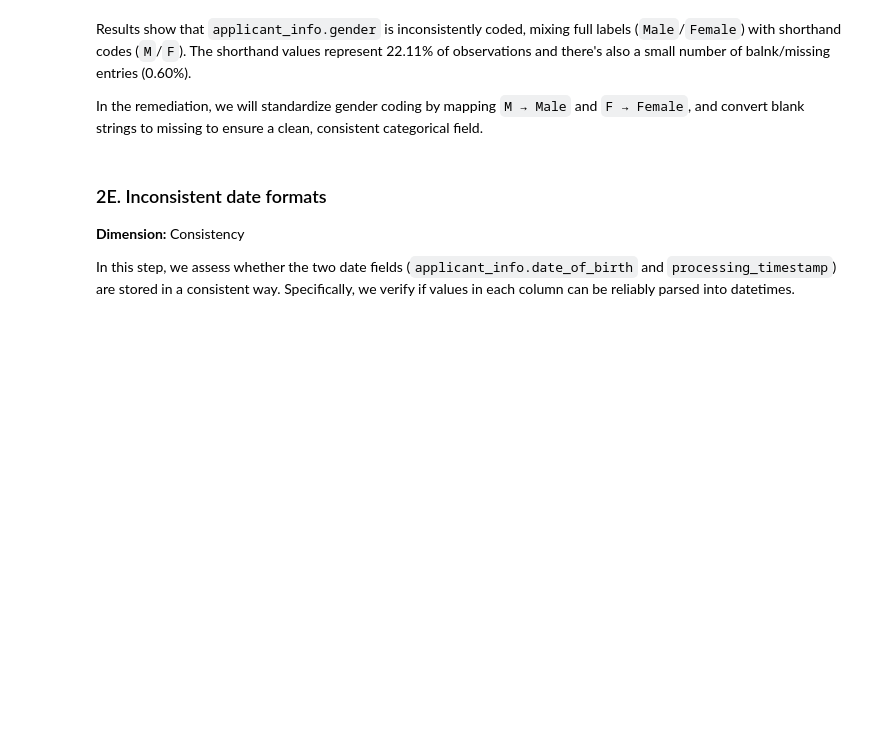
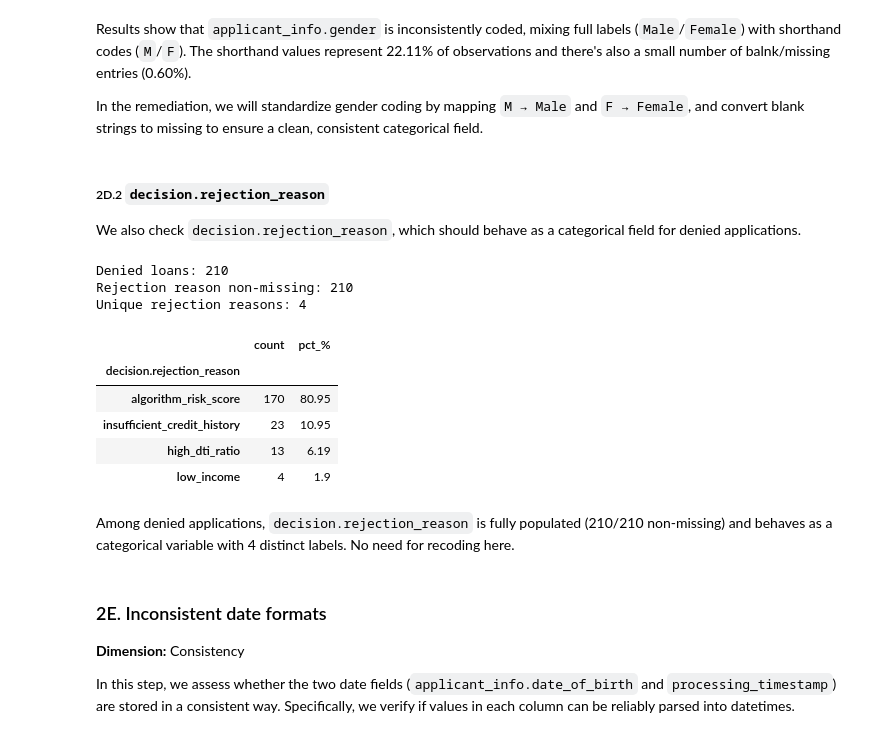
Before and after one commit to catarinapalma01/dego-project-team3, a Jupyter notebook: notebooks/01-data-quality.ipynb, the cells around one changed output. Saved outputs shown, nothing was run; the diff lists cells and outputs as text; code cells hidden in the pictures; blank space fills up the shorter version.

```diff
--- a/notebooks/01-data-quality.ipynb
+++ b/notebooks/01-data-quality.ipynb
@@ -480,6 +513,47 @@ Blank + NA: 3 (0.60%)
 Results show that `applicant_info.gender` is inconsistently coded, mixing full labels (`Male`/`Female`) with shorthand codes (`M`/`F`). The shorthand values represent 22.11% of observations and there's also a small number of balnk/missing entries (0.60%).
 
 In the remediation, we will standardize gender coding by mapping `M → Male` and `F → Female`, and convert blank strings to missing to ensure a clean, consistent categorical field.
+# %% [markdown]
+##### 2D.2 `decision.rejection_reason`
+
+We also check `decision.rejection_reason`, which should behave as a categorical field for denied applications.
+# %%
+# Filter to denied applications and grab rejection_reason
+rr = df_raw.loc[df_raw["decision.loan_approved"] == False, "decision.rejection_reason"].astype("string")
+
+# Basic completeness + cardinality
+print("Denied loans:", (df_raw["decision.loan_approved"] == False).sum())
+print("Rejection reason non-missing:", rr.notna().sum())
+print("Unique rejection reasons:", rr.dropna().nunique())
+
+# Value distribution (counts + % among non-missing)
+vc = rr.value_counts(dropna=True)
+rr_table = pd.DataFrame({
+    "count": vc,
+    "pct_%": (vc / vc.sum() * 100).round(2)
+})
+display(rr_table)
+
+# (Optional) quick check for messy formatting variants
+# Shows any labels that differ only by casing/spacing once normalized
+rr_norm = rr.str.strip().str.lower()
+variant_check = (
+    pd.DataFrame({"raw": rr.dropna(), "norm": rr_norm.dropna()})
+    .groupby("norm")["raw"].nunique()
+    .sort_values(ascending=False)
+)
+# %% [output]
+Denied loans: 210
+Rejection reason non-missing: 210
+Unique rejection reasons: 4
+|  | count | pct_% |
+| decision.rejection_reason |  |  |
+| algorithm_risk_score | 170 | 80.95 |
+| insufficient_credit_history | 23 | 10.95 |
+| high_dti_ratio | 13 | 6.19 |
+| low_income | 4 | 1.9 |
+# %% [markdown]
+Among denied applications, `decision.rejection_reason` is fully populated (210/210 non-missing) and behaves as a categorical variable with 4 distinct labels. No need for recoding here.
 # %% [markdown]
 ### 2E. Inconsistent date formats
 
```
Also changed, not shown: parts of 15 cells of this notebook, 1 other file.
